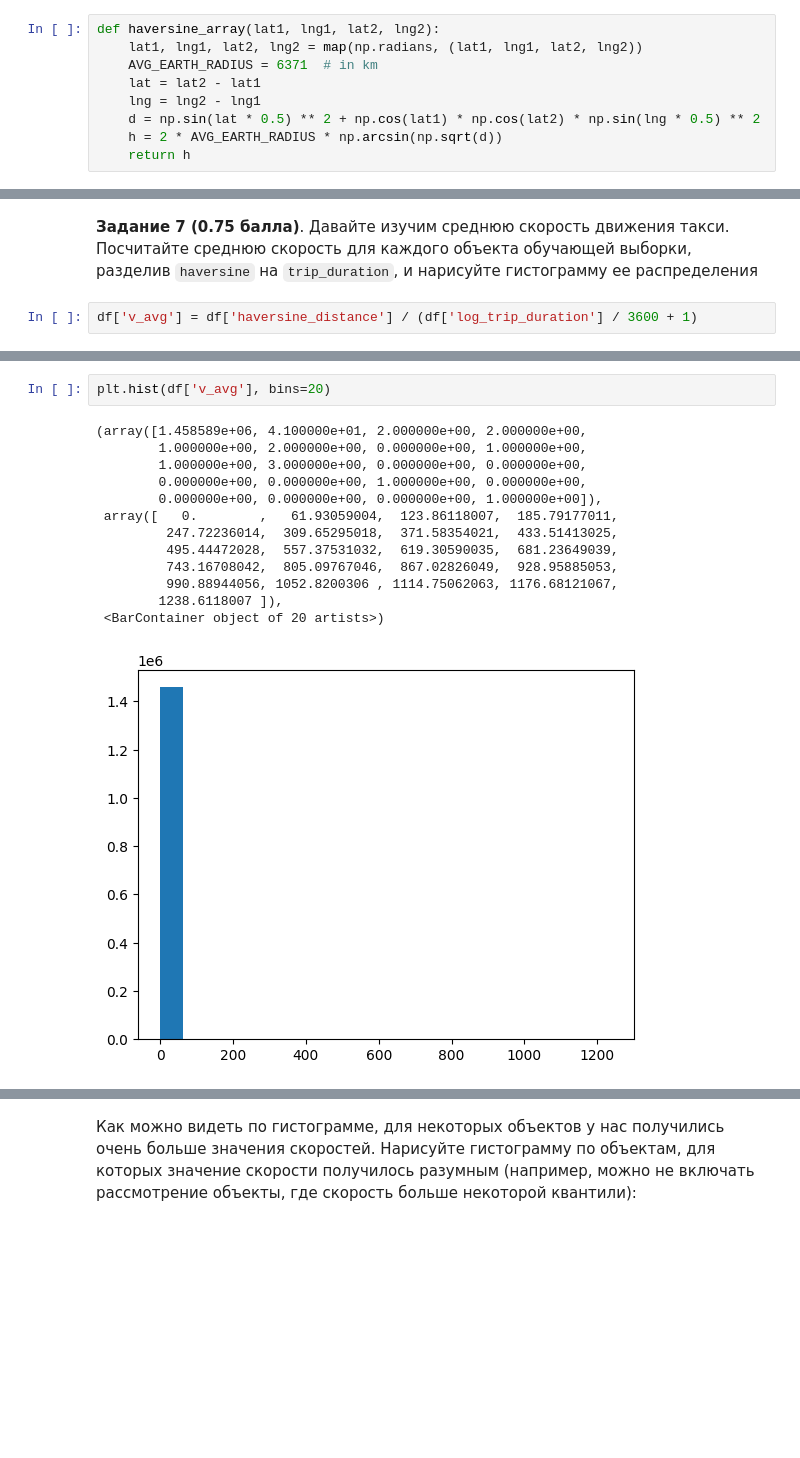
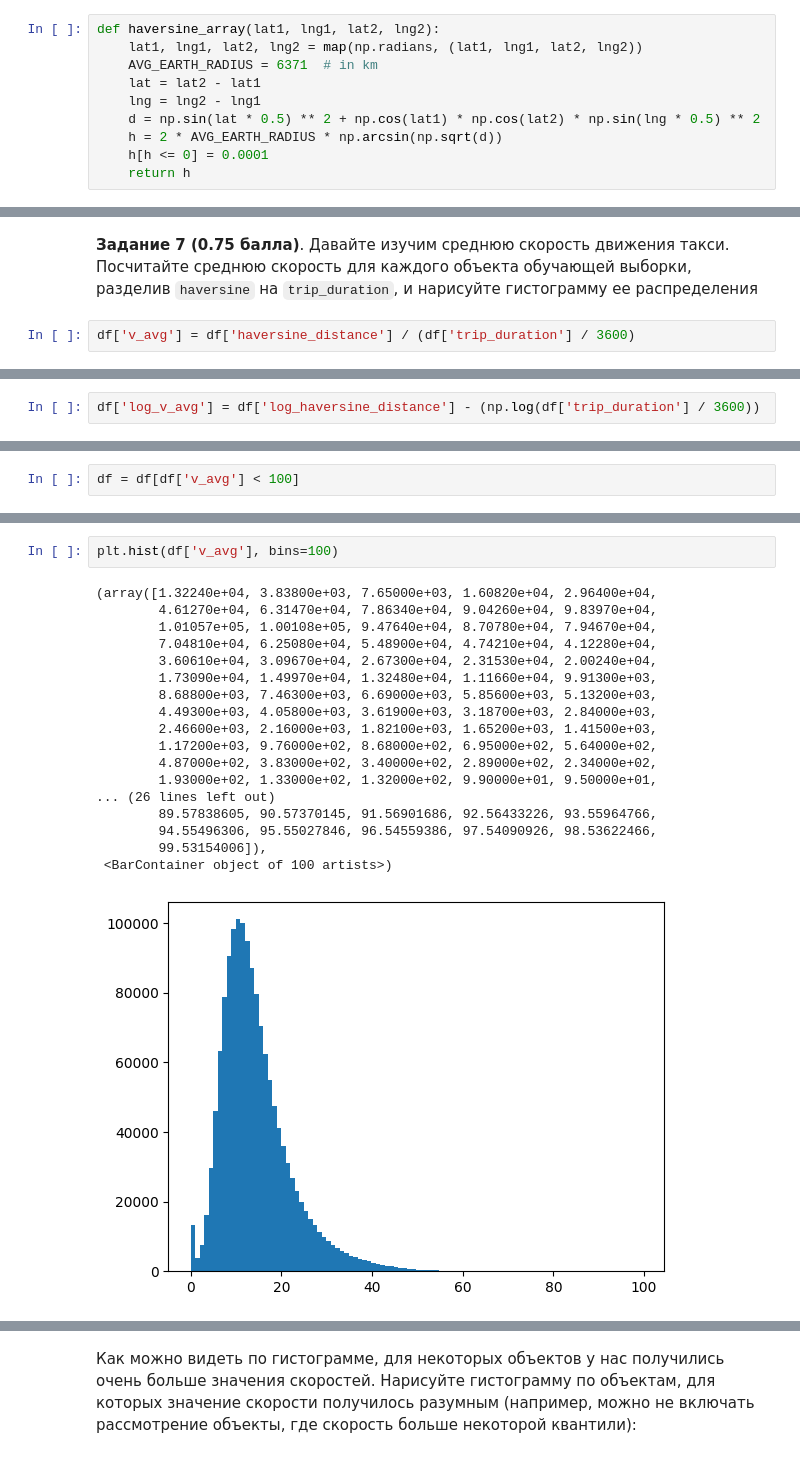
Before and after one commit to Uralbeckins/ML-Sokolov-Course, a Jupyter notebook: homework_practice_02_linregr.ipynb, the cells around one changed output, grey strips where cells are left out. Drawn from its saved outputs; the diff is of its cells as text; blank space fills up the shorter version.

```diff
--- a/homework_practice_02_linregr.ipynb
+++ b/homework_practice_02_linregr.ipynb
@@ -388,6 +388,7 @@ def haversine_array(lat1, lng1, lat2, lng2):
     lng = lng2 - lng1
     d = np.sin(lat * 0.5) ** 2 + np.cos(lat1) * np.cos(lat2) * np.sin(lng * 0.5) ** 2
     h = 2 * AVG_EARTH_RADIUS * np.arcsin(np.sqrt(d))
+    h[h <= 0] = 0.0001
     return h
 # %%
 df['haversine_distance'] = haversine_array(
@@ -408,4 +433,4 @@ sns.heatmap(df.select_dtypes(include=[np.number]).corr())
 # %% [markdown]
 **Задание 7 (0.75 балла)**. Давайте изучим среднюю скорость движения такси. Посчитайте среднюю скорость для каждого объекта обучающей выборки, разделив `haversine` на `trip_duration`, и нарисуйте гистограмму ее распределения
 # %%
-df['v_avg'] = df['haversine_distance'] / (df['log_trip_duration'] / 3600 + 1)
+df['v_avg'] = df['haversine_distance'] / (df['trip_duration'] / 3600)
@@ -411,0 +443,2 @@ df['v_avg'] = df['haversine_distance'] / (df['log_trip_duration'] / 3600 + 1)
+# %%
+df['log_v_avg'] = df['log_haversine_distance'] - (np.log(df['trip_duration'] / 3600))
@@ -412,3 +491,5 @@ df['v_avg'] = df['haversine_distance'] / (df['log_trip_duration'] / 3600 + 1)
+# %%
+df = df[df['v_avg'] < 100]
 # %%
 df['v_avg'].describe()
 # %% [output]
@@ -423,17 +504,22 @@ max      1.238612e+03
 Name: v_avg, dtype: float64
 # %%
-plt.hist(df['v_avg'], bins=20)
+plt.hist(df['v_avg'], bins=100)
 # %% [output]
-(array([1.458589e+06, 4.100000e+01, 2.000000e+00, 2.000000e+00,
-        1.000000e+00, 2.000000e+00, 0.000000e+00, 1.000000e+00,
-        1.000000e+00, 3.000000e+00, 0.000000e+00, 0.000000e+00,
-        0.000000e+00, 0.000000e+00, 1.000000e+00, 0.000000e+00,
-        0.000000e+00, 0.000000e+00, 0.000000e+00, 1.000000e+00]),
- array([   0.        ,   61.93059004,  123.86118007,  185.79177011,
-         247.72236014,  309.65295018,  371.58354021,  433.51413025,
-         495.44472028,  557.37531032,  619.30590035,  681.23649039,
-         743.16708042,  805.09767046,  867.02826049,  928.95885053,
-         990.88944056, 1052.8200306 , 1114.75062063, 1176.68121067,
-        1238.6118007 ]),
- <BarContainer object of 20 artists>)
+(array([1.32240e+04, 3.83800e+03, 7.65000e+03, 1.60820e+04, 2.96400e+04,
+        4.61270e+04, 6.31470e+04, 7.86340e+04, 9.04260e+04, 9.83970e+04,
+        1.01057e+05, 1.00108e+05, 9.47640e+04, 8.70780e+04, 7.94670e+04,
+        7.04810e+04, 6.25080e+04, 5.48900e+04, 4.74210e+04, 4.12280e+04,
+        3.60610e+04, 3.09670e+04, 2.67300e+04, 2.31530e+04, 2.00240e+04,
+        1.73090e+04, 1.49970e+04, 1.32480e+04, 1.11660e+04, 9.91300e+03,
+        8.68800e+03, 7.46300e+03, 6.69000e+03, 5.85600e+03, 5.13200e+03,
+        4.49300e+03, 4.05800e+03, 3.61900e+03, 3.18700e+03, 2.84000e+03,
+        2.46600e+03, 2.16000e+03, 1.82100e+03, 1.65200e+03, 1.41500e+03,
+        1.17200e+03, 9.76000e+02, 8.68000e+02, 6.95000e+02, 5.64000e+02,
+        4.87000e+02, 3.83000e+02, 3.40000e+02, 2.89000e+02, 2.34000e+02,
+        1.93000e+02, 1.33000e+02, 1.32000e+02, 9.90000e+01, 9.50000e+01,
+... (26 lines left out)
+        89.57838605, 90.57370145, 91.56901686, 92.56433226, 93.55964766,
+        94.55496306, 95.55027846, 96.54559386, 97.54090926, 98.53622466,
+        99.53154006]),
+ <BarContainer object of 100 artists>)
-[figure, old version]
+[figure, new version]
```
Also changed, not shown: parts of 14 cells of this notebook.
